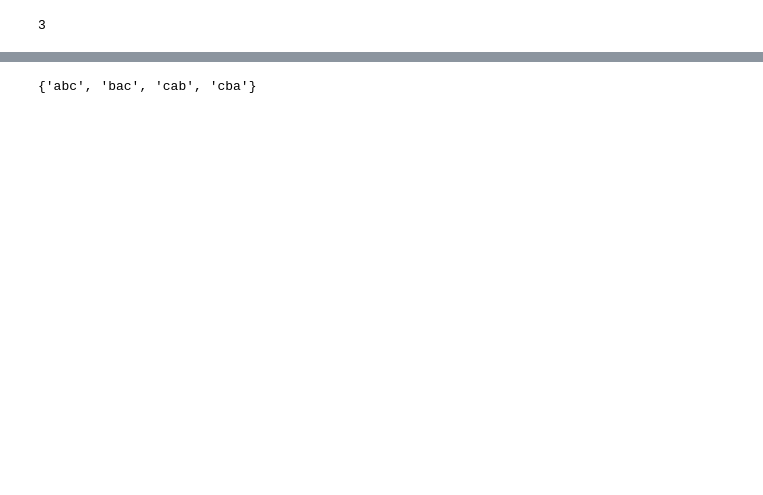
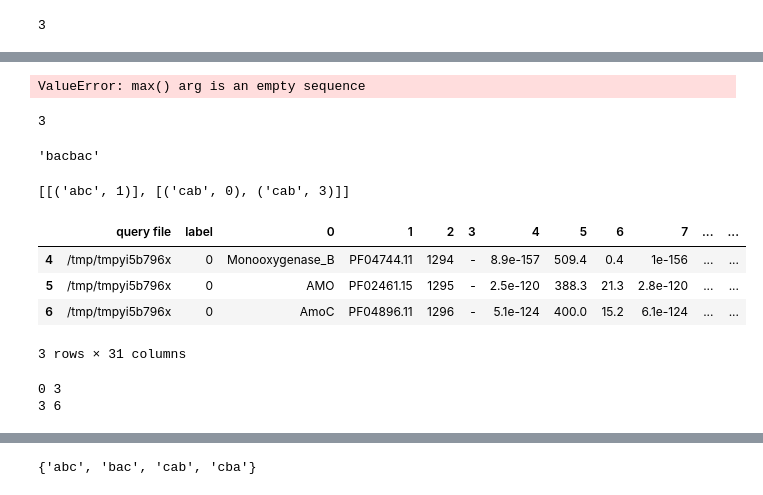
Before and after one commit to nyirock/operon_finder, a Jupyter notebook: operon_finder_prototype_v.1.0.0.py.ipynb, the cells around one changed output, grey strips where cells are left out. Cells and saved outputs as stored; diff of their text form; code cells hidden in the pictures; blank space fills up the shorter version.

```diff
--- a/operon_finder_prototype_v.1.0.0.py.ipynb
+++ b/operon_finder_prototype_v.1.0.0.py.ipynb
@@ -912,0 +991,57 @@ outp
+# %%
+max([])
+# %% [output]
+ValueError: max() arg is an empty sequence
+# %%
+operon_types={'abc','cba','cab', 'bac'}
+min(list(map(len, operon_types)))
+# %% [output]
+3
+# %%
+''.join(operons[0].loc[:, 'type']).lower()
+# %% [output]
+'bacbac'
+# %%
+#operon_types={'abc','cba','cab', 'bac'}
+multiple_operons_lookup(''.join(operons[0].loc[:, 'type']).lower(), operon_types, overlapping=overlapping)
+# %% [output]
+[[('abc', 1)], [('cab', 0), ('cab', 3)]]
+# %%
+operons[1]
+# %% [output]
+|  | query file | label | 0 | 1 | 2 | 3 | 4 | 5 | 6 | 7 | ... | ... |
+| 4 | /tmp/tmpyi5b796x | 0 | Monooxygenase_B | PF04744.11 | 1294 | - | 8.9e-157 | 509.4 | 0.4 | 1e-156 | ... | ... |
+| 5 | /tmp/tmpyi5b796x | 0 | AMO | PF02461.15 | 1295 | - | 2.5e-120 | 388.3 | 21.3 | 2.8e-120 | ... | ... |
+| 6 | /tmp/tmpyi5b796x | 0 | AmoC | PF04896.11 | 1296 | - | 5.1e-124 | 400.0 | 15.2 | 6.1e-124 | ... | ... |
+3 rows × 31 columns
+# %%
+overlapping=False
+#op_copy=operons.copy()
+for operon in operons:
+    if not overlapping and (len(operon.index) >= 2*min(list(map(len, operon_types)))): #Enter only if two operons can theoretically fit
+        #check for multiple entries
+        simple_operons_text=multiple_operons_lookup(''.join(operons[0].loc[:, 'type']).lower(), operon_types, overlapping=overlapping)
+        #we simply select configuration that gives maximum number of siple operons within a complex operon
+        if simple_operons_text != []:
+            max_simple_operons_text = max(simple_operons)
+
+            simple_operons_lst = []
+
+            for simple_operon in max_simple_operons_text:
+                #extracting slice coordinates
+                start=simple_operon[1]#going for the second element of the tupple
+                end=len(simple_operon[0])+start
+                print(start, end)
+                temp_operon = operon.iloc[start:end] #getting a slice of a dataframe
+                temp_operon=temp_operon.copy()
+                #print(max_simple_operons_text.index(simple_operon))
+                temp_operon['operon_count']=temp_operon['operon_count'].apply(lambda x: str(int(x)))+"."+str(max_simple_operons_text.index(simple_operon))
+                simple_operons_lst.append(temp_operon)
+            if simple_operons_lst != []:
+                ind=operons.index(operon)
+                #breaking original operons list and inserting fragmented dataframes
+                #python takes care of empty slices
+                operons=operons[:ind]+simple_operons_lst+operons[ind+1:]
+# %% [output]
+0 3
+3 6
```
Also changed, not shown: parts of 29 cells of this notebook, 1 other file.
